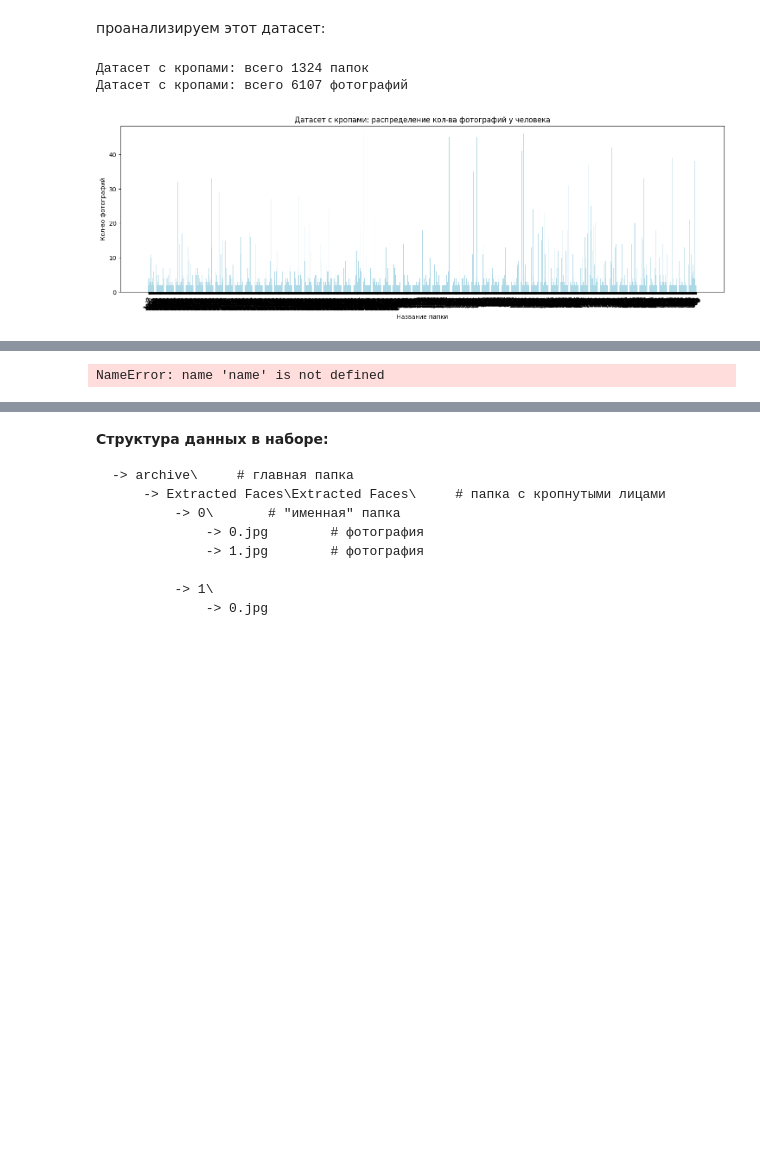
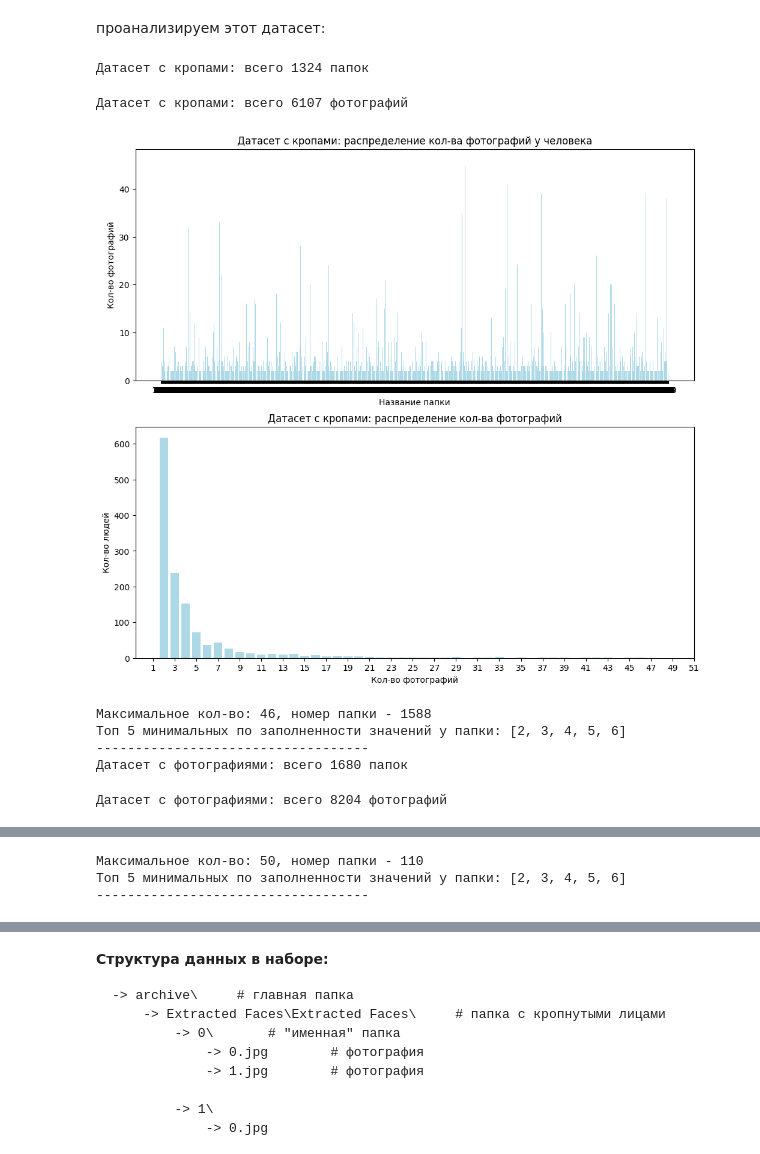
Before and after one commit to Rainfue/face_recognitionV2, a Jupyter notebook: Module1/Report_M1.ipynb, the cells around one changed output, grey strips where cells are left out. Drawn from its saved outputs; the diff is of its cells as text; code cells hidden in the pictures; blank space fills up the shorter version.

Commit message:
data (archive) analyzed

```diff
--- a/Module1/Report_M1.ipynb
+++ b/Module1/Report_M1.ipynb
@@ -81,59 +90,64 @@ datas = [extracted_face_data1, face_data1]
 for i in range(len(datas)):
     # получаем путь к датасету
     data = datas[i]
     # логирование
     print(f'{data_names[i]}: всего {len(os.listdir(datas[i]))} папок')
     # счетчик фотографий
     counter = 0
+    #
+    max_name, max_value = 0,0
     # словарь для статистики
     nums_stats = defaultdict(int)
     value_stats = defaultdict(int)
     # проходимся по каждой папке
-    for folder in os.listdir(datas[i]):
+    for folder in tqdm(os.listdir(data), desc=f'{data_names[i]}: сбор данных..', unit='folder'):
         # получаем путь к папке
         folder_path = os.path.join(datas[i], folder)
         # обновляем счетчик и вводим статистику в словарь
         img_nums = len(os.listdir(folder_path))
+        #
+        if img_nums > max_value:
+            max_value=img_nums
+            max_name=folder
+
         counter+=img_nums
-        nums_stats[folder]+=img_nums
+
+        nums_stats[folder]=img_nums
         value_stats[img_nums]+=1
 
     print(f'{data_names[i]}: всего {counter} фотографий')
 
     # парсим получившийся словарь
     nums = nums_stats.values()
     folders = nums_stats.keys()
+
+    fig, ax = plt.subplots(2,1,figsize=(12,11))
     # визуализируем результат
-    plt.figure(figsize=(18,5))
-    plt.bar(folders, nums, color='lightblue')
-    plt.title(f'{data_names[i]}: распределение кол-ва фотографий у человека')
-    plt.xlabel('Название папки')
-    plt.ylabel('Кол-во фотографий')
-    plt.xticks(rotation=45)
-    plt.show()
+    ax[0].bar(folders, nums, color='lightblue')
+    ax[0].set_title(f'{data_names[i]}: распределение кол-ва фотографий у человека')
+    ax[0].set_xlabel('Название папки')
+    ax[0].set_ylabel('Кол-во фотографий')
 
     # парсим получившийся словарь
-    value = value_stats.values()
-    counts = value_stats.keys()
+    counts = value_stats.values()
+    value = value_stats.keys()
     # визуализируем результат
-    plt.figure(figsize=(9,4))
-    plt.bar(value, counts, color='lightblue')
-    plt.title(f'{data_names[i]}: распределение кол-ва фотографий у человека')
-    plt.xlabel('Название папки')
-    plt.ylabel('Кол-во фотографий')
-    plt.xticks(rotation=45)
+    ax[1].bar(value, counts, color='lightblue')
+    ax[1].set_title(f'{data_names[i]}: распределение кол-ва фотографий')
+    ax[1].set_xlabel('Кол-во фотографий')
+    ax[1].set_ylabel('Кол-во людей')
+    ax[1].set_xticks(range(1,52,2))
     plt.show()
-
-    # максимальное значение и имя
-    max_name, max_value = '', max(value)
-    # смотрим у кого больше всего фотографий
-    for i in range(len(value)):
-        if value == max_value:
-            print(folders[i])
-            max_name = folders[i]
-
-    print(f'Максимальное кол-во: {max_value}, имя - {name}')
+    # логирование
+    print(f'Максимальное кол-во: {max_value}, номер папки - {max_name}')
+    print('Топ 5 минимальных по заполненности значений у папки:', list(set(list(value)))[0:5])
+    print('-----------------------------------')
 # %% [output]
 Датасет с кропами: всего 1324 папок
-Датасет с кропами: всего 6107 фотографий
+Датасет с кропами: всего 6107 фотографий
-[figure, old version]
+[figure, new version]
+Максимальное кол-во: 46, номер папки - 1588
+Топ 5 минимальных по заполненности значений у папки: [2, 3, 4, 5, 6]
+-----------------------------------
+Датасет с фотографиями: всего 1680 папок
+Датасет с фотографиями: всего 8204 фотографий
@@ -141 +155,3 @@ for i in range(len(datas)):
-NameError: name 'name' is not defined
+Максимальное кол-во: 50, номер папки - 110
+Топ 5 минимальных по заполненности значений у папки: [2, 3, 4, 5, 6]
+-----------------------------------
```
Also changed, not shown: parts of 12 cells of this notebook.
